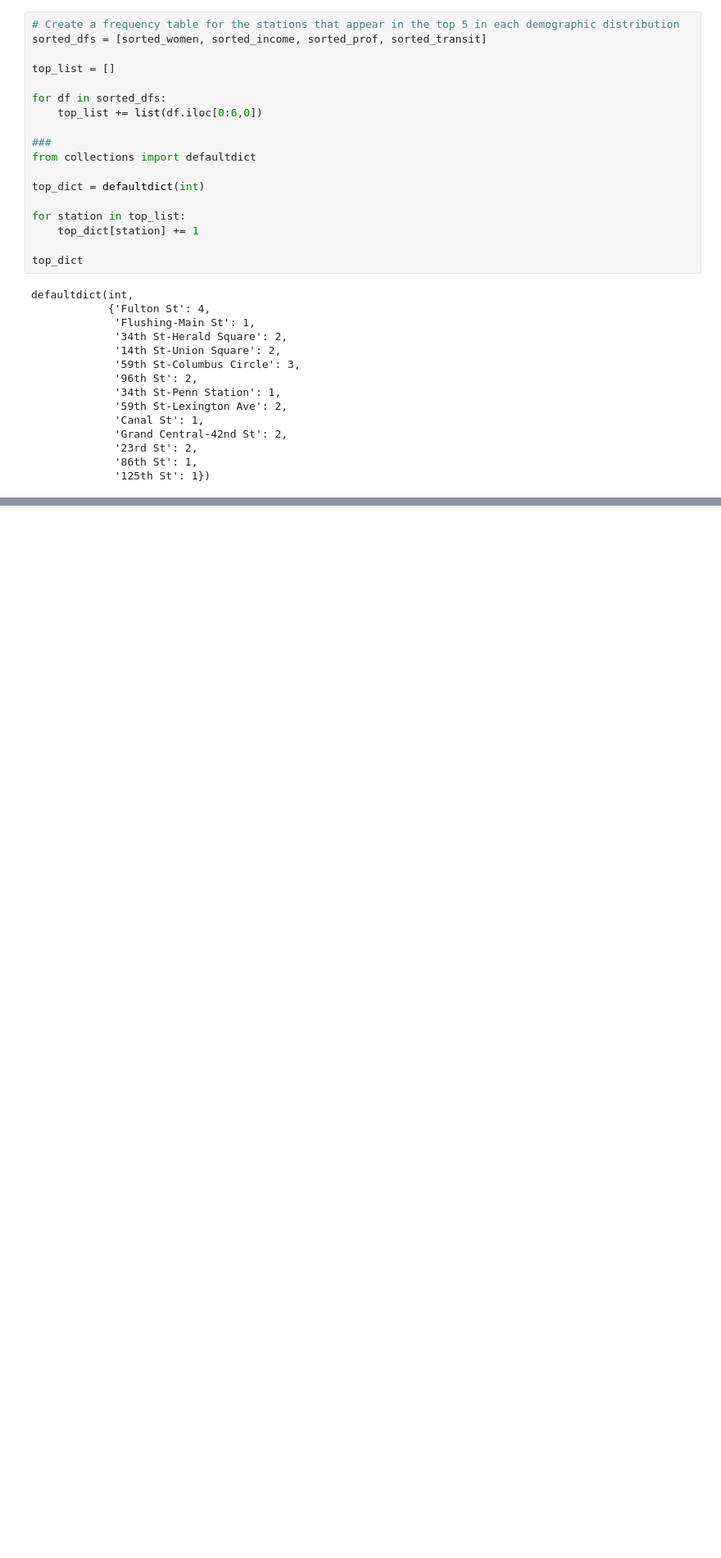
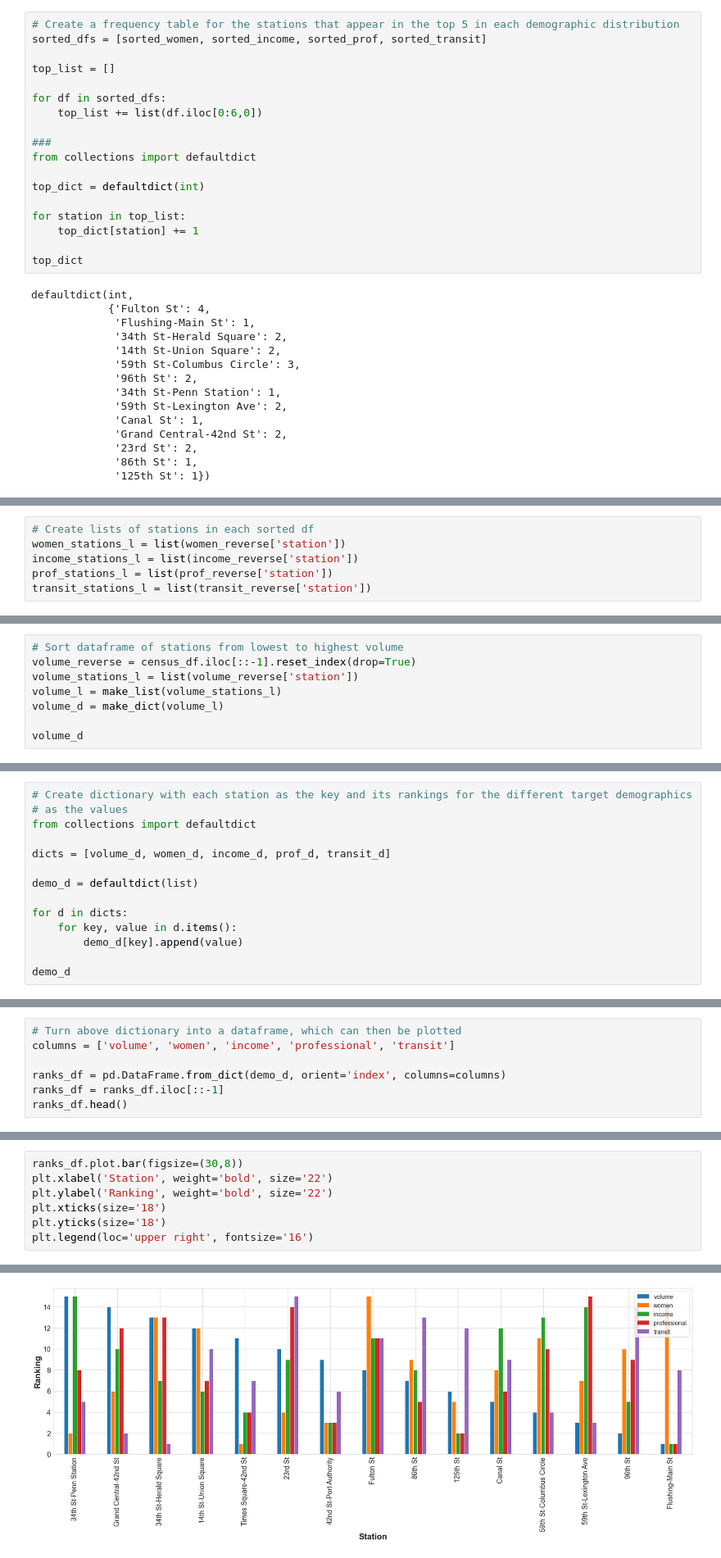
Before and after one commit to gjj425/MTA_EDA_Project, a Jupyter notebook: demographic_data.ipynb, the cells around one changed output, grey strips where cells are left out. Shown at 82% size. Saved outputs shown, nothing was run; the diff lists cells and outputs as text; blank space fills up the shorter version.

Commit message:
added demographic data analysis

```diff
--- a/demographic_data.ipynb
+++ b/demographic_data.ipynb
@@ -694,0 +787,6 @@ plt.savefig('top5.png', dpi=500, bbox_inches='tight')
+# %%
+# Create lists of stations in each sorted df
+women_stations_l = list(women_reverse['station'])
+income_stations_l = list(income_reverse['station'])
+prof_stations_l = list(prof_reverse['station'])
+transit_stations_l = list(transit_reverse['station'])
@@ -694,0 +815,8 @@ plt.savefig('top5.png', dpi=500, bbox_inches='tight')
+# %%
+# Sort dataframe of stations from lowest to highest volume
+volume_reverse = census_df.iloc[::-1].reset_index(drop=True)
+volume_stations_l = list(volume_reverse['station'])
+volume_l = make_list(volume_stations_l)
+volume_d = make_dict(volume_l)
+
+volume_d
@@ -694,0 +839,14 @@ plt.savefig('top5.png', dpi=500, bbox_inches='tight')
+# %%
+# Create dictionary with each station as the key and its rankings for the different target demographics
+# as the values
+from collections import defaultdict
+
+dicts = [volume_d, women_d, income_d, prof_d, transit_d]
+
+demo_d = defaultdict(list)
+
+for d in dicts:
+    for key, value in d.items():
+        demo_d[key].append(value)
+
+demo_d
@@ -694,0 +870,7 @@ plt.savefig('top5.png', dpi=500, bbox_inches='tight')
+# %%
+# Turn above dictionary into a dataframe, which can then be plotted
+columns = ['volume', 'women', 'income', 'professional', 'transit']
+
+ranks_df = pd.DataFrame.from_dict(demo_d, orient='index', columns=columns)
+ranks_df = ranks_df.iloc[::-1]
+ranks_df.head()
@@ -694,0 +884,8 @@ plt.savefig('top5.png', dpi=500, bbox_inches='tight')
+# %%
+ranks_df.plot.bar(figsize=(30,8))
+plt.xlabel('Station', weight='bold', size='22')
+plt.ylabel('Ranking', weight='bold', size='22')
+plt.xticks(size='18')
+plt.yticks(size='18')
+plt.legend(loc='upper right', fontsize='16')
+# %% [output]
@@ -694,0 +893 @@ plt.savefig('top5.png', dpi=500, bbox_inches='tight')
+[figure, added]
```
Also changed, not shown: parts of 19 cells of this notebook.
